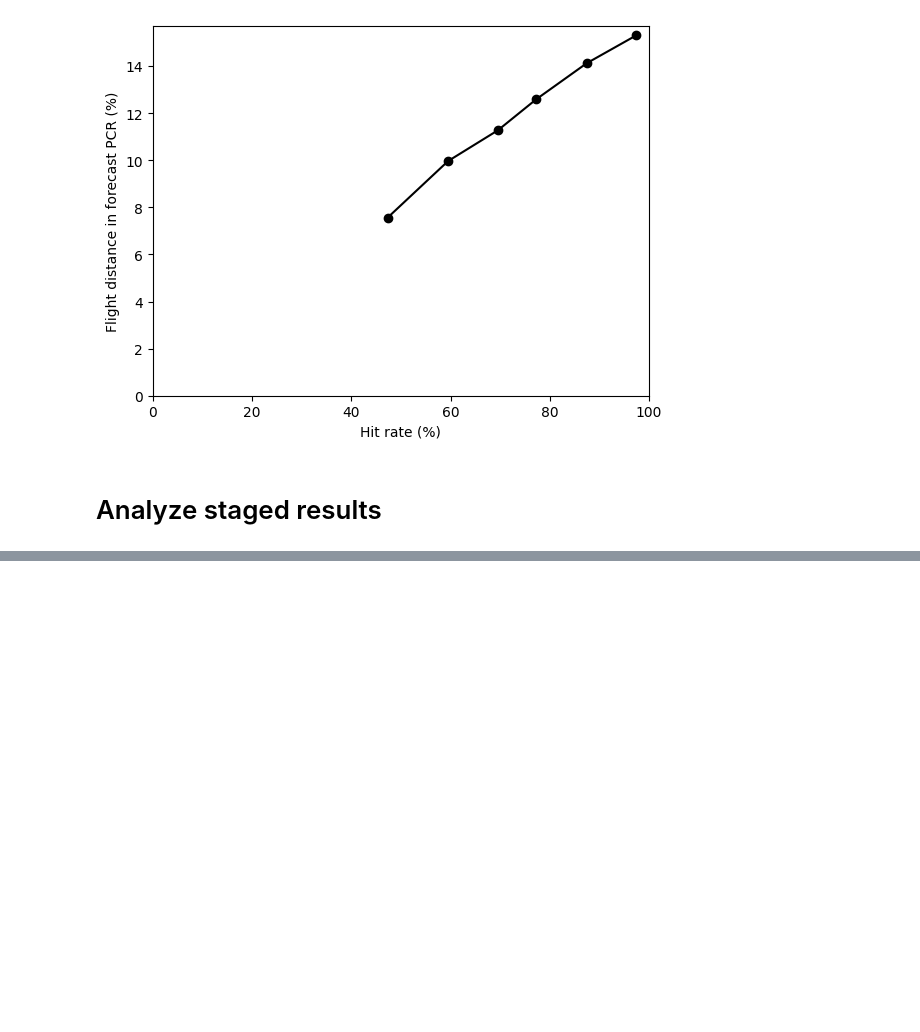
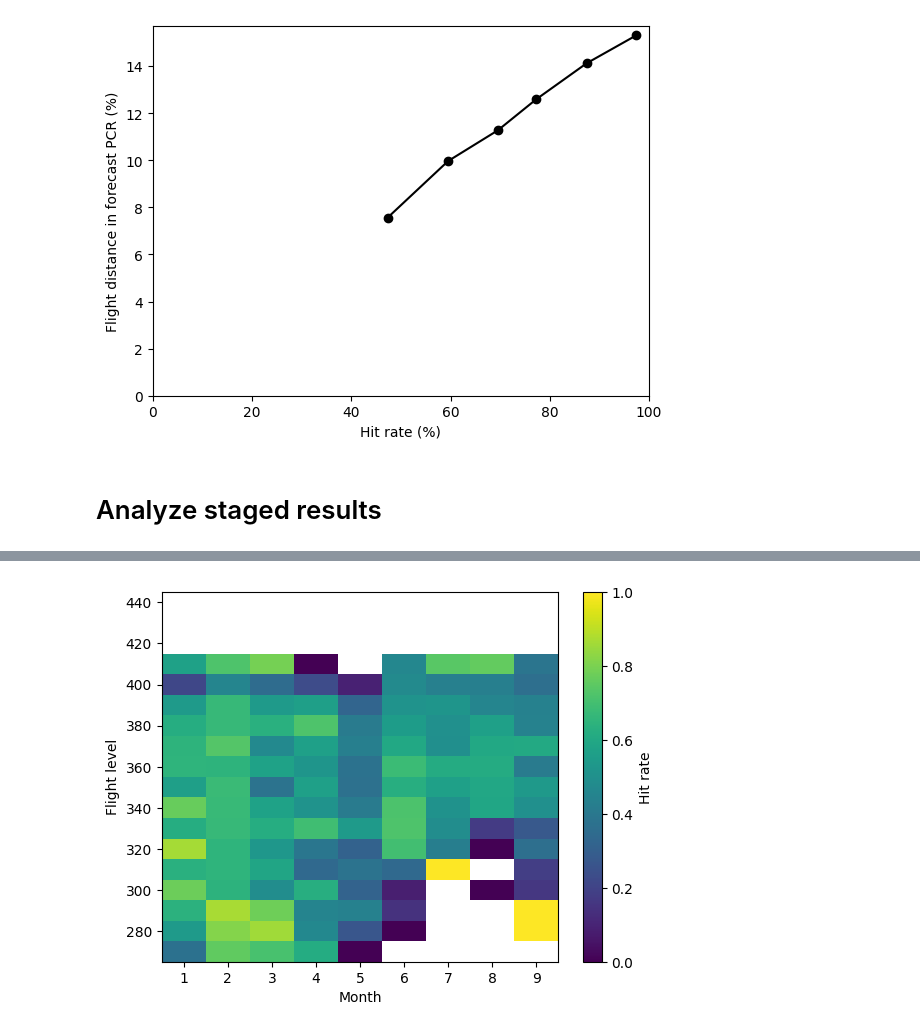
Before and after one commit to contrailcirrus/contrail-bench, a Jupyter notebook: publications/2025Q1/data/curation.ipynb, the cells around one changed output, grey strips where cells are left out. Saved outputs shown, nothing was run; the diff lists cells and outputs as text; code cells hidden in the pictures; blank space fills up the shorter version.

```diff
--- a/publications/2025Q1/data/curation.ipynb
+++ b/publications/2025Q1/data/curation.ipynb
@@ -180,0 +196,16 @@ plt.xlim([0, 100]);
+# %%
+hit_rate = df.groupby([df["time"].dt.month, "flight_level"])[["iagos_pcr_area_in_forecast_pcr", "iagos_pcr_area"]].apply(
+    lambda x: x["iagos_pcr_area_in_forecast_pcr"].sum() / x["iagos_pcr_area"].sum(),
+    meta=("hit_rate", "f8")
+).compute().sort_index()
+# %%
+arr = hit_rate.to_numpy().reshape((9, -1))
+month = range(1, 10)
+flight_level = range(270, 450, 10)
+# %%
+plt.pcolormesh(month, flight_level, arr.T)
+plt.colorbar(label="Hit rate")
+plt.xlabel("Month")
+plt.ylabel("Flight level");
+# %% [output]
+[figure, added]
```
Also changed, not shown: parts of 21 cells of this notebook, 6 other files.
